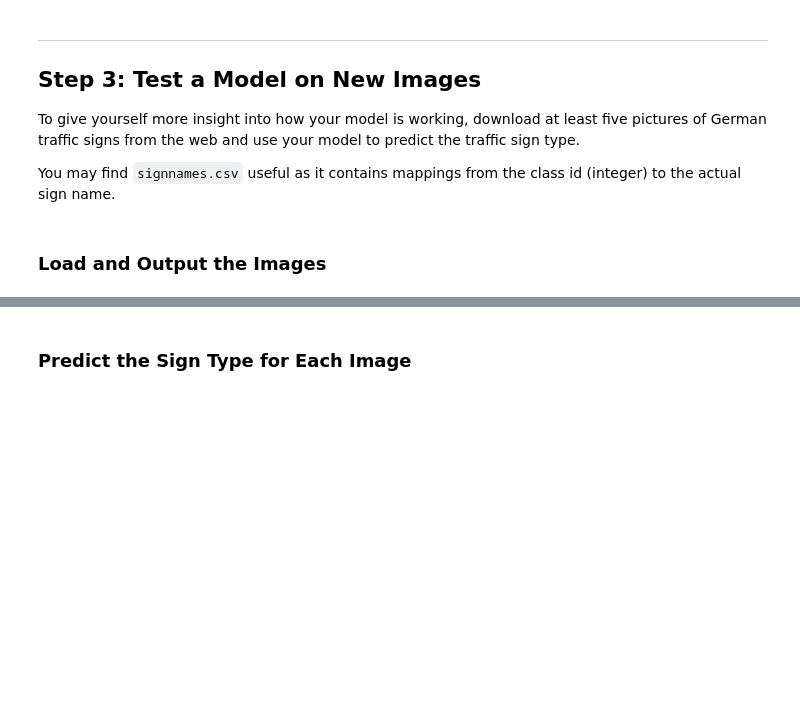
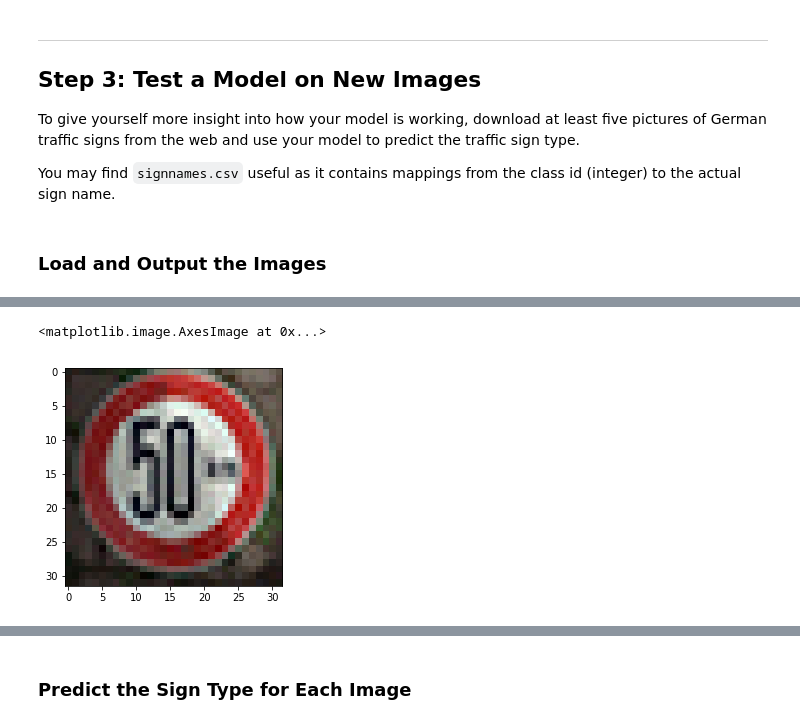
Before and after one commit to cecukemon/CarND-Traffic-Sign-Classifier-Project, a Jupyter notebook: Traffic_Sign_Classifier.ipynb, the cells around one changed output, grey strips where cells are left out. Cells and saved outputs as stored; diff of their text form; code cells hidden in the pictures; blank space fills up the shorter version.

```diff
--- a/Traffic_Sign_Classifier.ipynb
+++ b/Traffic_Sign_Classifier.ipynb
@@ -282,0 +310,5 @@ You may find `signnames.csv` useful as it contains mappings from the class id (i
+# %%
+plt.imshow(sign_3)
+# %% [output]
+<matplotlib.image.AxesImage at 0x...>
+[figure, added]
```
Also changed, not shown: parts of 13 cells of this notebook, 7 other files.
